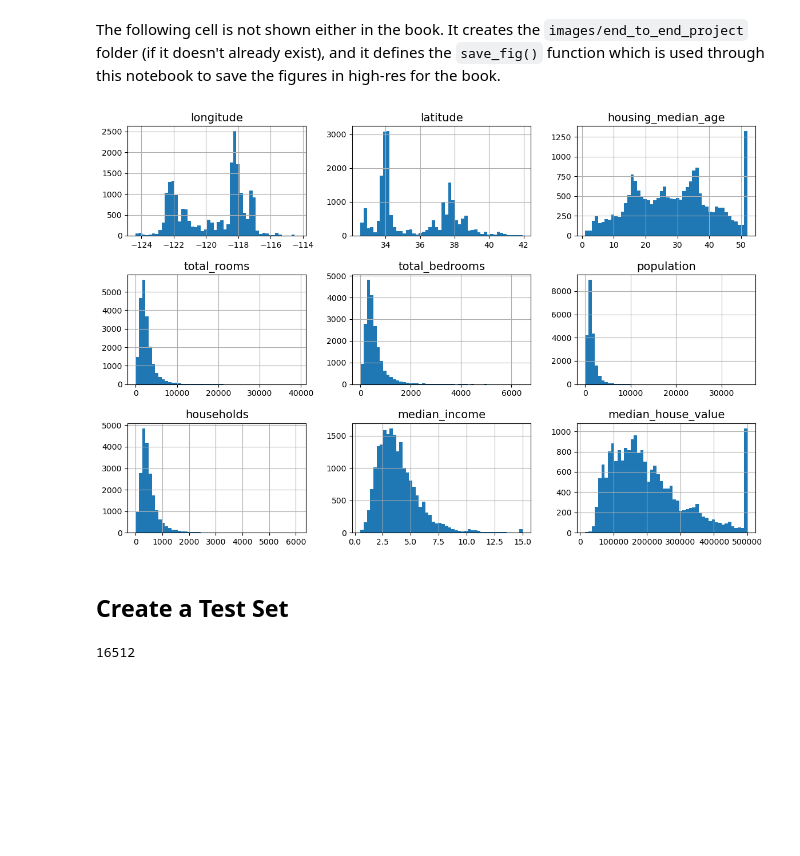
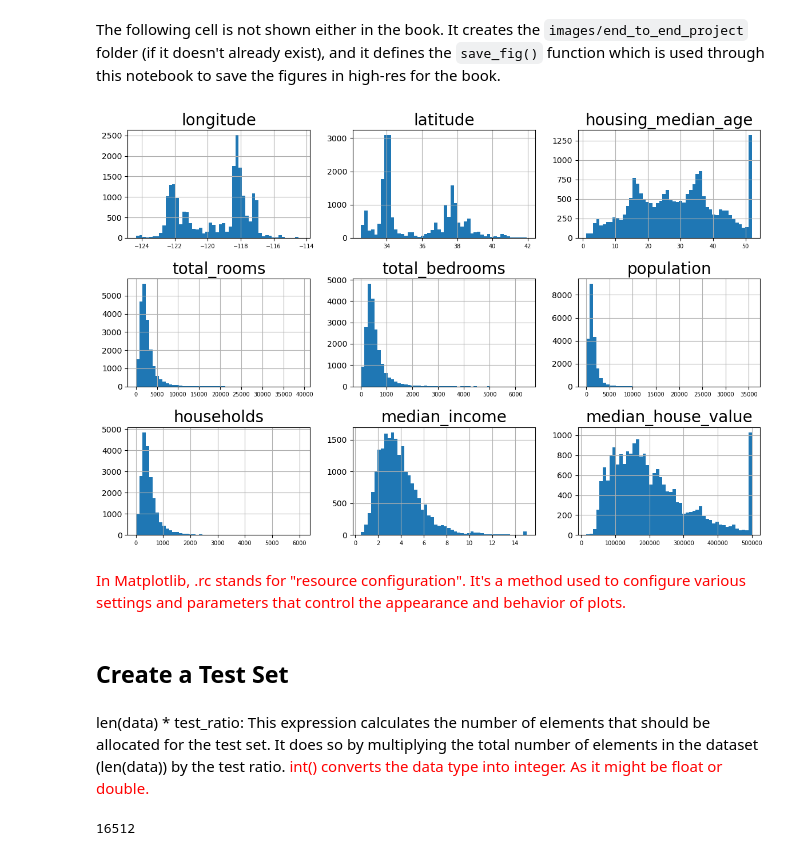
Before and after one commit to mahfuzur-22/Learning-from-Hands-On-Machine-Learning-with-Scikit-Learn, a Jupyter notebook: chapter2.ipynb, the cells around one changed output. Saved outputs shown, nothing was run; the diff lists cells and outputs as text; code cells hidden in the pictures; blank space fills up the shorter version.

```diff
--- a/chapter2.ipynb
+++ b/chapter2.ipynb
@@ -167,18 +168,20 @@ def save_fig(fig_id, tight_layout=True, fig_extension="pdf", resolution=300):
 # %%
 import matplotlib.pyplot as plt
 
 # extra code – the next 5 lines define the default font sizes
 plt.rc('font', size=14)
-plt.rc('axes', labelsize=14, titlesize=14)
+plt.rc('axes', labelsize=14, titlesize=20)
 plt.rc('legend', fontsize=14)
-plt.rc('xtick', labelsize=10)
+plt.rc('xtick', labelsize=7)
 plt.rc('ytick', labelsize=10)
 
 housing.hist(bins=50, figsize=(12, 8))
 save_fig("attribute_histogram_plots")  # extra code
 plt.show()
 # %% [output]
-[figure, old version]
+[figure, new version]
+# %% [markdown]
+<span style="color:red;">In Matplotlib, .rc stands for "resource configuration". It's a method used to configure various settings and parameters that control the appearance and behavior of plots. </span>
 # %% [markdown]
 ## Create a Test Set
 # %%
@@ -190,4 +193,7 @@ def shuffle_and_split_data(data, test_ratio):
     test_indices = shuffled_indices[:test_set_size]
     train_indices = shuffled_indices[test_set_size:]
     return data.iloc[train_indices], data.iloc[test_indices]
+# %% [markdown]
+len(data) * test_ratio: This expression calculates the number of elements that should be allocated for the test set. It does so by multiplying the total number of elements in the dataset (len(data)) by the test ratio.
+<span style="color: red;">int() converts the data type into integer. As it might be float or double.</span>
 # %%
```
Also changed, not shown: parts of 13 cells of this notebook, 1 other file.
